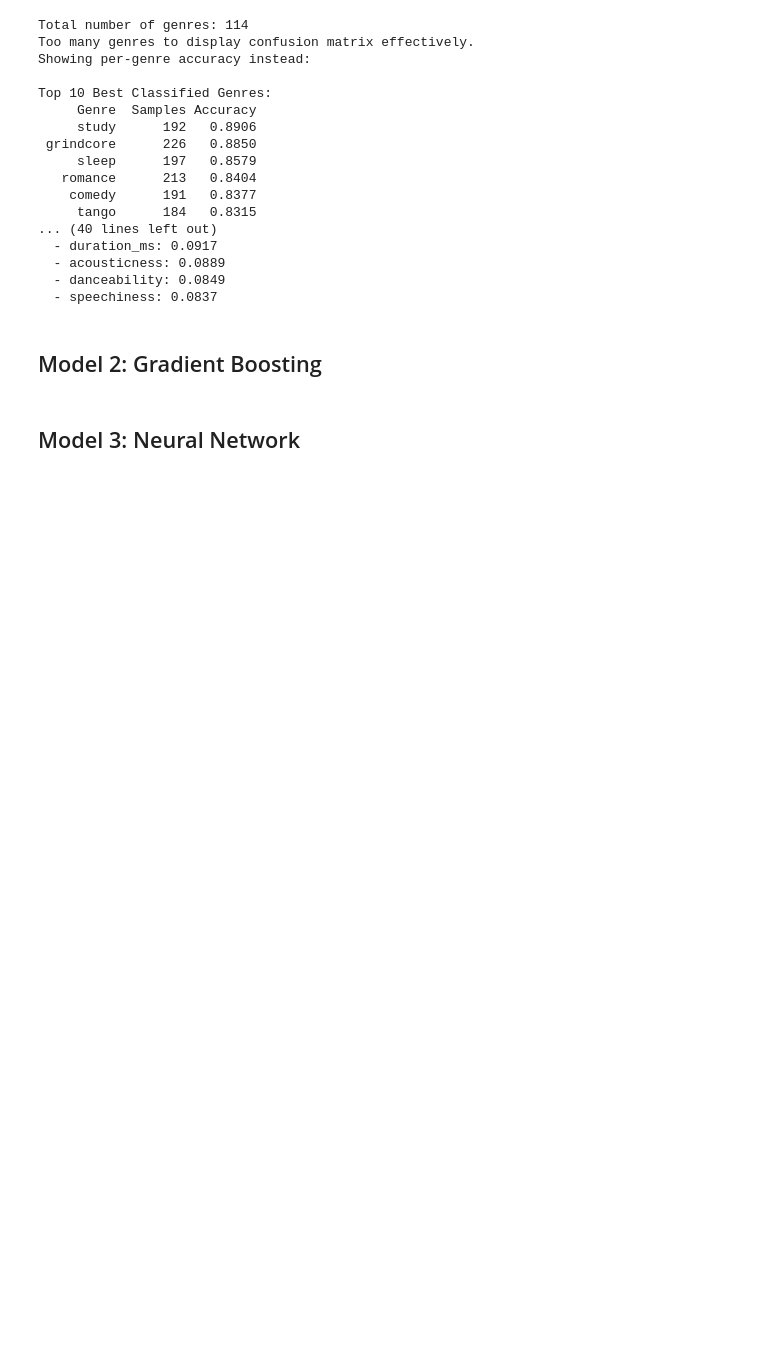
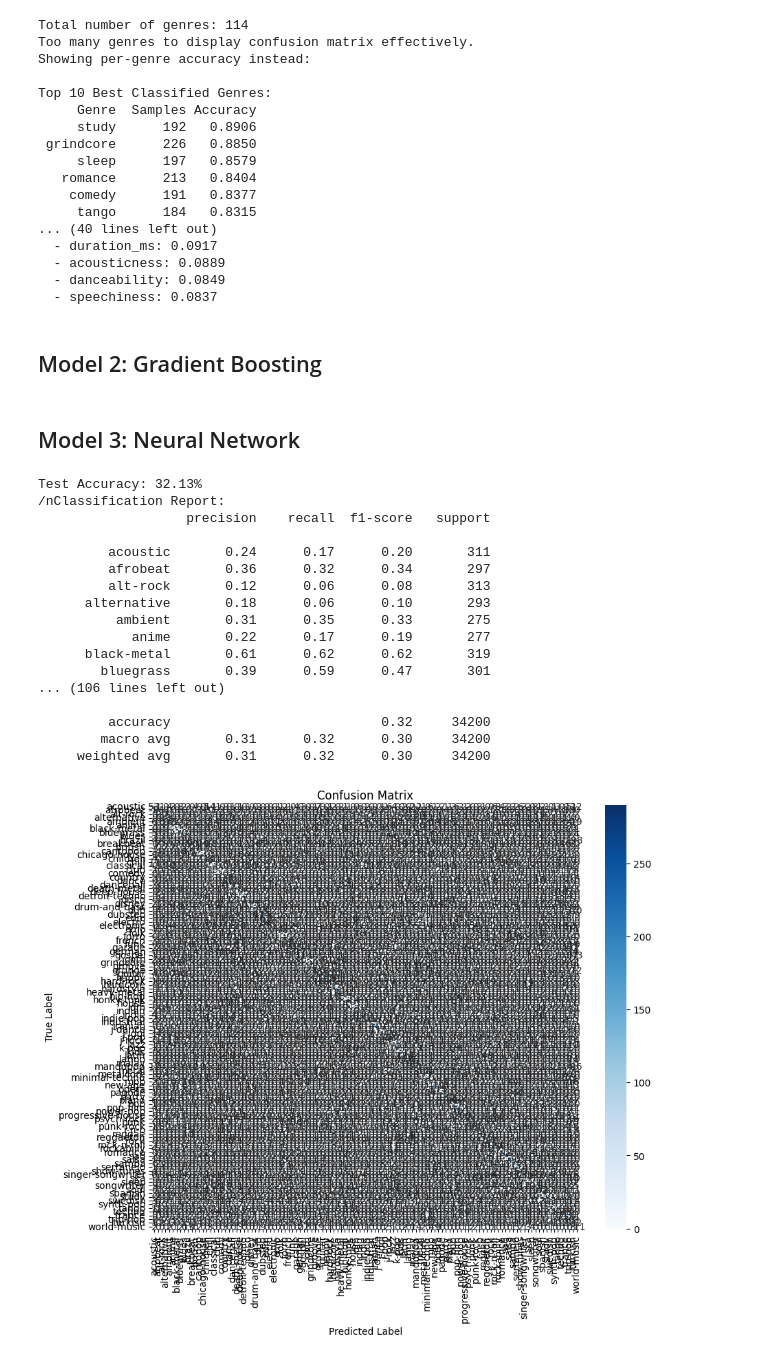
Before and after one commit to INFO-523-F25/final-project-team-2, a Jupyter notebook: finalProjectJupyterPart1.ipynb, the cells around one changed output. Drawn from its saved outputs; the diff is of its cells as text; code cells hidden in the pictures; blank space fills up the shorter version.

Commit message:
Added Neural Network Model to Question 1

```diff
--- a/finalProjectJupyterPart1.ipynb
+++ b/finalProjectJupyterPart1.ipynb
@@ -480,3 +480,70 @@ Top 10 Best Classified Genres:
 ## Model 2: Gradient Boosting
 # %% [markdown]
 ## Model 3: Neural Network
+# %%
+from sklearn.preprocessing import StandardScaler, LabelEncoder
+from sklearn.neural_network import MLPClassifier
+from sklearn.metrics import classification_report, confusion_matrix, accuracy_score
+
+X = q1_data[q1_data.select_dtypes(include=['number']).columns.tolist()]
+y = q1_data['track_genre']
+
+# data preprocessing
+label_encoder = LabelEncoder()
+y_encoded = label_encoder.fit_transform(y)
+
+# split data
+X_train, X_test, y_train_enc, y_test_enc = train_test_split(X, y_encoded, test_size=0.3, random_state=42)
+
+# normalize feature data
+scaler = StandardScaler()
+X_train_scaled = scaler.fit_transform(X_train)
+X_test_scaled = scaler.transform(X_test)
+
+# initialize the MLPClassifier Model (Neural Network Model)
+mlp = MLPClassifier(hidden_layer_sizes=(128, 64),
+                    max_iter=150,
+                    activation='relu',
+                    solver='adam',
+                    random_state=1,
+                    verbose=False)
+
+# train model
+mlp.fit(X_train_scaled, y_train_enc)
+
+# evaluate model
+y_pred_enc = mlp.predict(X_test_scaled)
+
+accuracy = accuracy_score(y_test_enc, y_pred_enc)
+print(f'Test Accuracy: {accuracy*100:.2f}%')
+
+print("/nClassification Report:")
+print(classification_report(y_test_enc, y_pred_enc, target_names=label_encoder.classes_))
+
+# confusion matrix visualization
+cm = confusion_matrix(y_test_enc, y_pred_enc)
+plt.figure(figsize=(10, 8))
+sns.heatmap(cm, annot=True, fmt='d', cmap='Blues', xticklabels=label_encoder.classes_, yticklabels= label_encoder.classes_)
+plt.xlabel('Predicted Label')
+plt.ylabel('True Label')
+plt.title('Confusion Matrix')
+plt.show()
+# %% [output]
+Test Accuracy: 32.13%
+/nClassification Report:
+                   precision    recall  f1-score   support
+
+         acoustic       0.24      0.17      0.20       311
+         afrobeat       0.36      0.32      0.34       297
+         alt-rock       0.12      0.06      0.08       313
+      alternative       0.18      0.06      0.10       293
+          ambient       0.31      0.35      0.33       275
+            anime       0.22      0.17      0.19       277
+      black-metal       0.61      0.62      0.62       319
+        bluegrass       0.39      0.59      0.47       301
+... (106 lines left out)
+
+         accuracy                           0.32     34200
+        macro avg       0.31      0.32      0.30     34200
+     weighted avg       0.31      0.32      0.30     34200
+[figure, added]
```
